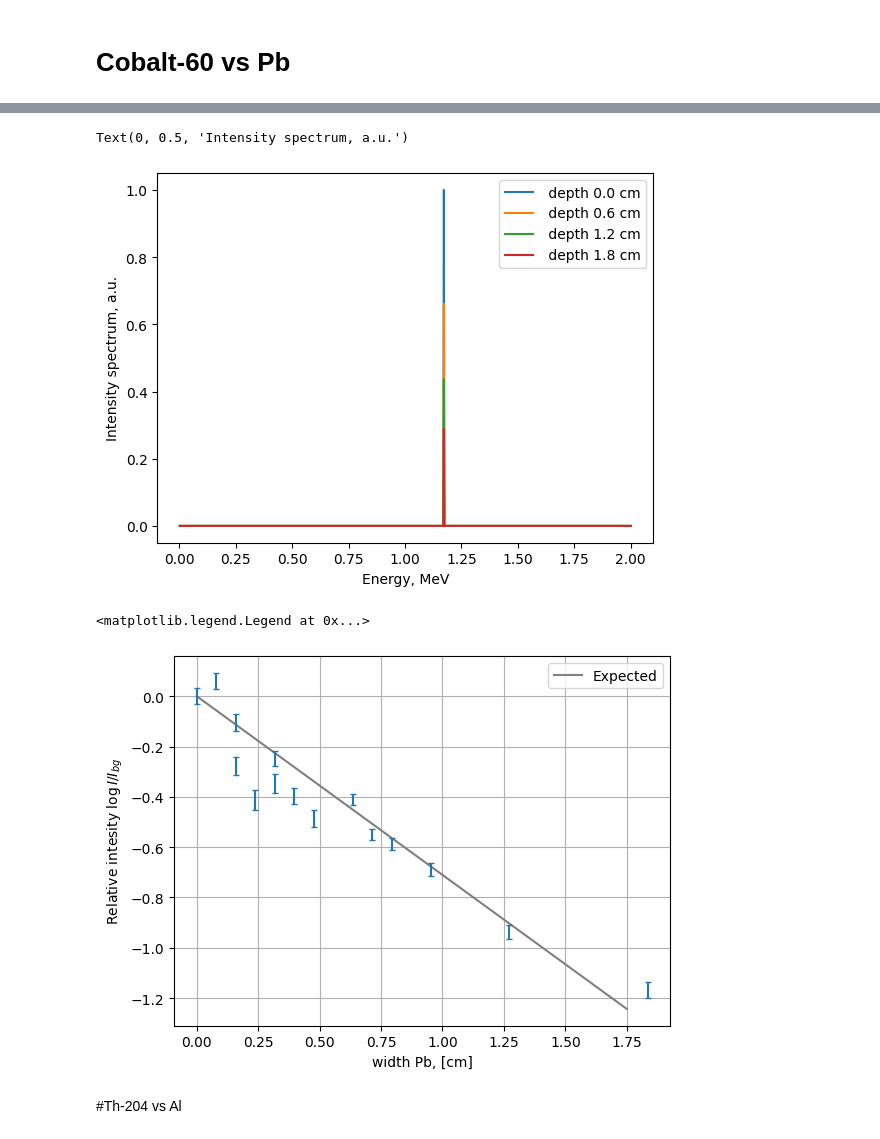
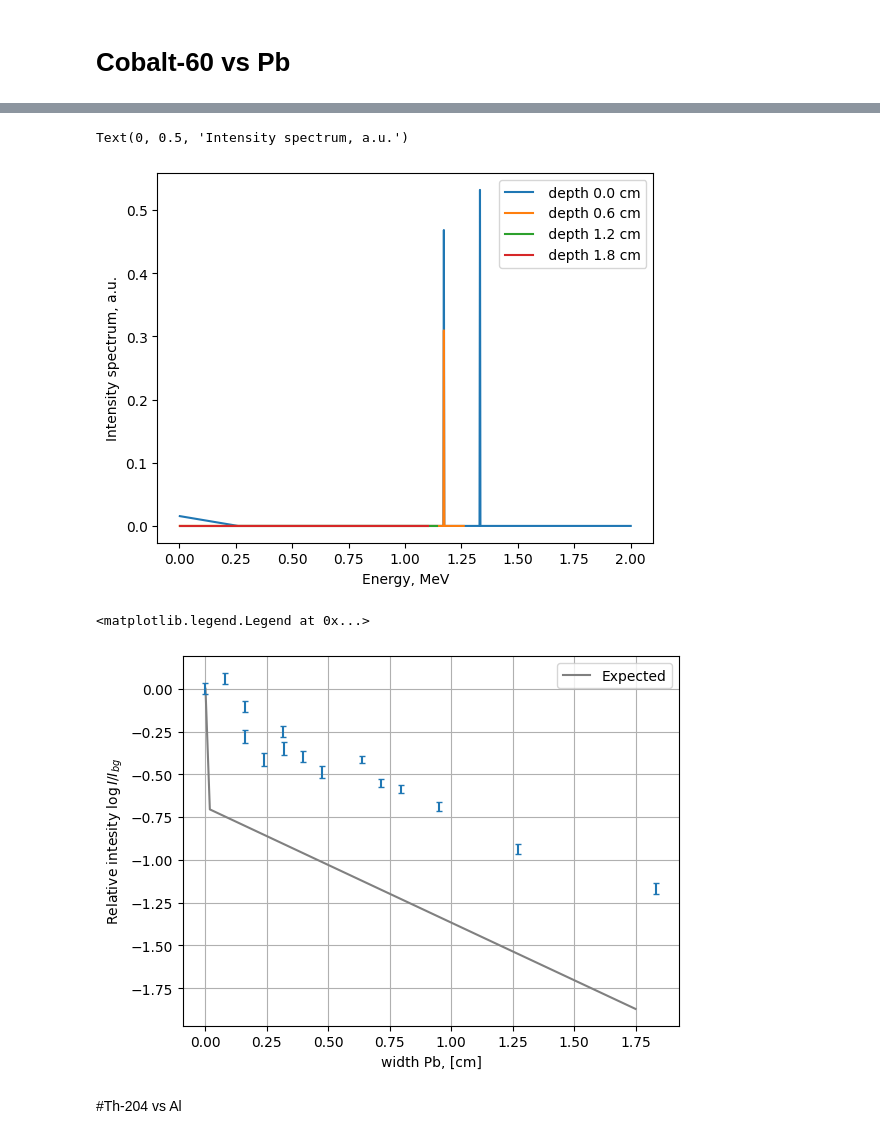
Before and after one commit to evgeny-kolonsky/Lab4, a Jupyter notebook: NU/Attenuation_model.ipynb, the cells around one changed output, grey strips where cells are left out. Saved outputs shown, nothing was run; the diff lists cells and outputs as text; code cells hidden in the pictures.

```diff
--- a/NU/Attenuation_model.ipynb
+++ b/NU/Attenuation_model.ipynb
@@ -255,8 +351,9 @@ def zero_spectrum():
   return I
 
 def beta_spectrum(Emax):
+  shrink = 1.2
   I  = zero_spectrum()
-  I =  (1 - Espace / Emax)
+  I =  (1 - Espace / (Emax / shrink))
   I[I < 0] = 0
   return I
 
@@ -270,10 +367,11 @@ def gamma_spectrum(Energy):
 
 beta_Emax = 0.31
 gamma_Energy = 1.173
-I = beta_spectrum(beta_Emax) + gamma_spectrum(gamma_Energy)
-plt.plot(Espace, I, '.', alpha=0.1)
+plt.plot(Espace, beta_spectrum(beta_Emax), '.')
+plt.plot(Espace, gamma_spectrum(gamma_Energy), '.')
 plt.xlabel('Energy, MeV')
 plt.ylabel('I, a.u.')
+plt.ylim(0.01, 1.2)
 #plt.xscale('log')
 #plt.yscale('log')
 # %% [output]
@@ -291,24 +389,30 @@ depth_max = 1.75 #cm
 rho = 11.35 # g/cm3
 
 I0 = zero_spectrum()
-#I0 += beta_spectrum(beta_Emax)
-I0 += gamma_spectrum(gamma_Energy)
+I0_beta = beta_spectrum(beta_Emax)
+I0 += gamma_spectrum(1.173)
+I0 += gamma_spectrum(1.332)
 I0 /= np.sum(I0)
+I0_beta /= np.sum(I0_beta)
 
 
-mu_spectrum = mu_interpolate(Espace, material=material)
-plt.plot(Espace, mu_spectrum, '.', label=f'Spectrum below {beta_Emax = } MeV')
+mu_spectrum_gamma = mu_interpolate(Espace, material=material, decaytype='gamma')
+mu_spectrum_beta = mu_interpolate(Espace, material=material, decaytype='beta')
+plt.plot(Espace, mu_spectrum_gamma, '.', label=f'mu gamma')
+plt.plot(Espace, mu_spectrum_beta, '.', label=f'mu beta')
 
 # Reference data
-E, mu = get_Emu(material)
-plt.plot(E, mu, '^', label=f'{material} NIST')
+E, mu_gamma = get_Emu(material, 'gamma')
+plt.plot(E, mu_gamma, '^', label=f'{material} NIST')
+E, mu_beta = get_Emu(material, 'beta')
+plt.plot(E, mu_beta, '1', label=f'{material} PAPER')
 
 plt.xlabel('Energy, MeV')
 plt.ylabel('mu, cm2/g')
 plt.legend()
 
-plt.axvline(beta_Emax, ymin=0, ymax=1, color='k', linestyle='--')
-plt.axvline(gamma_Energy, ymin=0, ymax=1, color='k', linestyle='--')
+#plt.axvline(beta_Emax, ymin=0, ymax=1, color='k', linestyle='--')
+#plt.axvline(gamma_Energy, ymin=0, ymax=1, color='k', linestyle='--')
 plt.xscale('log')
 plt.yscale('log')
 # %% [output]
@@ -316,6 +420,8 @@ plt.yscale('log')
 # %%
 for depth in np.linspace(0, depth_max, 4):
-  i_spectrum = I0 * np.exp(- mu_spectrum * depth * rho)
+  i_spectrum  = I0 * 0
+  i_spectrum += I0 * np.exp(- mu_spectrum_gamma * depth * rho)
+  i_spectrum += I0_beta * np.exp(- mu_spectrum_beta * depth * rho)
   plt.plot(Espace, i_spectrum, label=f' depth {depth:.1f} cm')
 
 plt.legend()
@@ -323,43 +429,44 @@ plt.xlabel('Energy, MeV')
 plt.ylabel('Intensity spectrum, a.u.')
 # %% [output]
 Text(0, 0.5, 'Intensity spectrum, a.u.')
-[figure, old version]
+[figure, new version]
 # %%
 total_i = np.array([])
-depths = np.linspace(0, depth_max, 4)
+depths = np.linspace(0, depth_max, 100)
 for depth in depths:
-  s = np.sum(I0 * np.exp(- mu_spectrum * depth * rho) )
+  s = np.sum(I0 * np.exp(- mu_spectrum_gamma * depth * rho) )
+  s += np.sum(I0_beta * np.exp(- mu_spectrum_beta * depth * rho) )
   total_i = np.append(total_i, s )
 
 total_i /= total_i[0]
 plt.plot(depths, np.log(total_i), color='gray', label='Expected')
 
 # station 4
 # Co-60_3
 # sample 2
 # shelf 3
 # Pb plates
 URL = 'https://raw.githubusercontent.com/tphlabs/data/main/Lab4_Nuclear/2023_12_28/'
 for num in [3]:
   filename = f'Co-60_{num}.txt'
   data = np.genfromtxt( URL+filename)
   d, time, counts = data.T
   d *= 1e-4 # um -> cm
   delta = 1/np.sqrt(counts) # relative error
   I = counts / time
   I_rel = I / I[0] # relative
   I_err = delta * I_rel
   log_I_rel = I_err / I_rel # error of log
 
   plt.errorbar(d, np.log(I_rel), yerr=log_I_rel, linestyle='', capsize=2)
 
 plt.xlabel(f'width {material}, [cm]')
 plt.ylabel(r'Relative intesity $\log I/I_{bg}$')
 plt.grid()
 
 plt.legend()
 # %% [output]
 <matplotlib.legend.Legend at 0x...>
-[figure, old version]
+[figure, new version]
 # %% [markdown]
 #Th-204 vs Al
```
Also changed, not shown: parts of 15 cells of this notebook.
